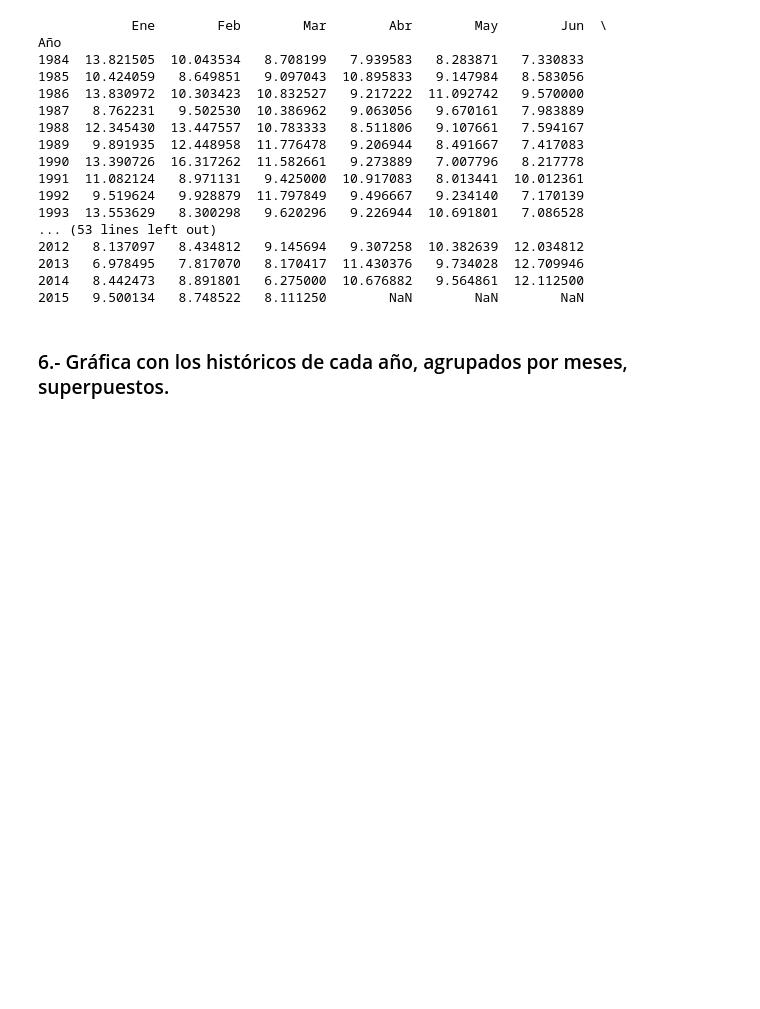
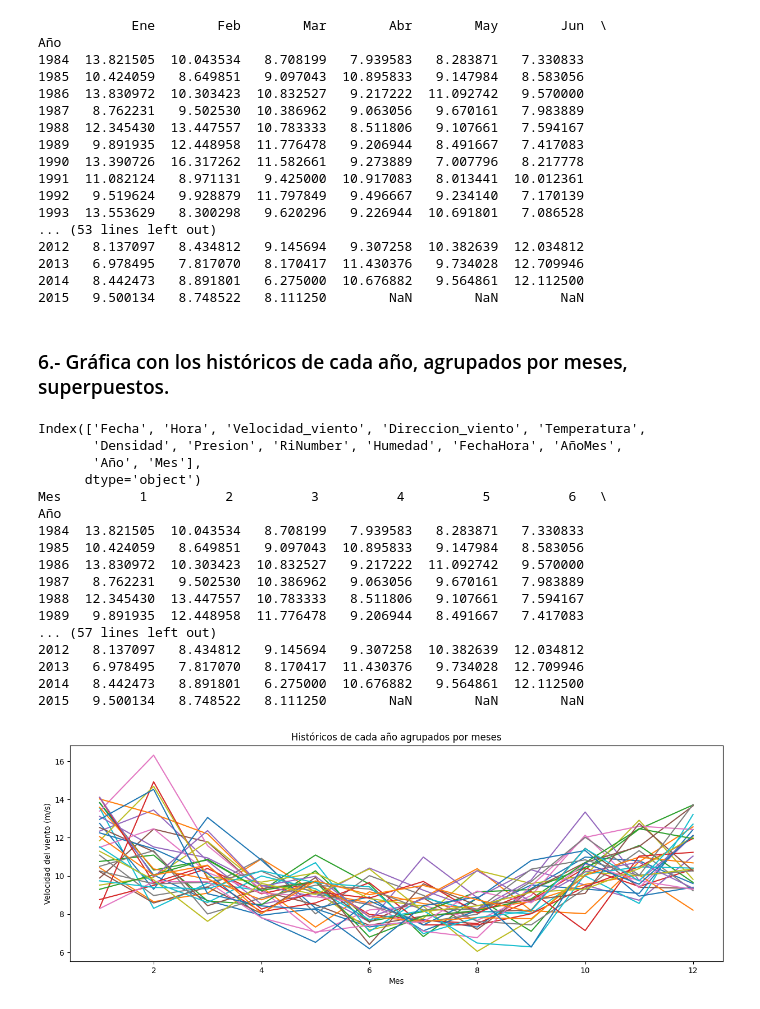
Before and after one commit to CrisLGC/evaluacion-4-calculo-numerico, a Jupyter notebook: main.ipynb, the cells around one changed output. Drawn from its saved outputs; the diff is of its cells as text; code cells hidden in the pictures; blank space fills up the shorter version.

```diff
--- a/main.ipynb
+++ b/main.ipynb
@@ -124,0 +125,28 @@ Año
+# %%
+# Agrupar los datos por 'Año' y 'Mes', y calcular las medias
+monthly = df.groupby(['Año', 'Mes']).mean().reset_index()
+
+# Pivotar el DataFrame para tener los meses como columnas y los años como filas
+pivoted = monthly.pivot(index='Año', columns='Mes', values='Velocidad_viento')
+
+# Mostrar el DataFrame pivotado
+print(pivoted.head())
+# %% [output]
+Index(['Fecha', 'Hora', 'Velocidad_viento', 'Direccion_viento', 'Temperatura',
+       'Densidad', 'Presion', 'RiNumber', 'Humedad', 'FechaHora', 'AñoMes',
+       'Año', 'Mes'],
+      dtype='object')
+Mes          1          2          3          4          5          6   \
+Año
+1984  13.821505  10.043534   8.708199   7.939583   8.283871   7.330833
+1985  10.424059   8.649851   9.097043  10.895833   9.147984   8.583056
+1986  13.830972  10.303423  10.832527   9.217222  11.092742   9.570000
+1987   8.762231   9.502530  10.386962   9.063056   9.670161   7.983889
+1988  12.345430  13.447557  10.783333   8.511806   9.107661   7.594167
+1989   9.891935  12.448958  11.776478   9.206944   8.491667   7.417083
+... (57 lines left out)
+2012   8.137097   8.434812   9.145694   9.307258  10.382639  12.034812
+2013   6.978495   7.817070   8.170417  11.430376   9.734028  12.709946
+2014   8.442473   8.891801   6.275000  10.676882   9.564861  12.112500
+2015   9.500134   8.748522   8.111250        NaN        NaN        NaN
+[figure, added]
```
Also changed, not shown: parts of 5 cells of this notebook.
